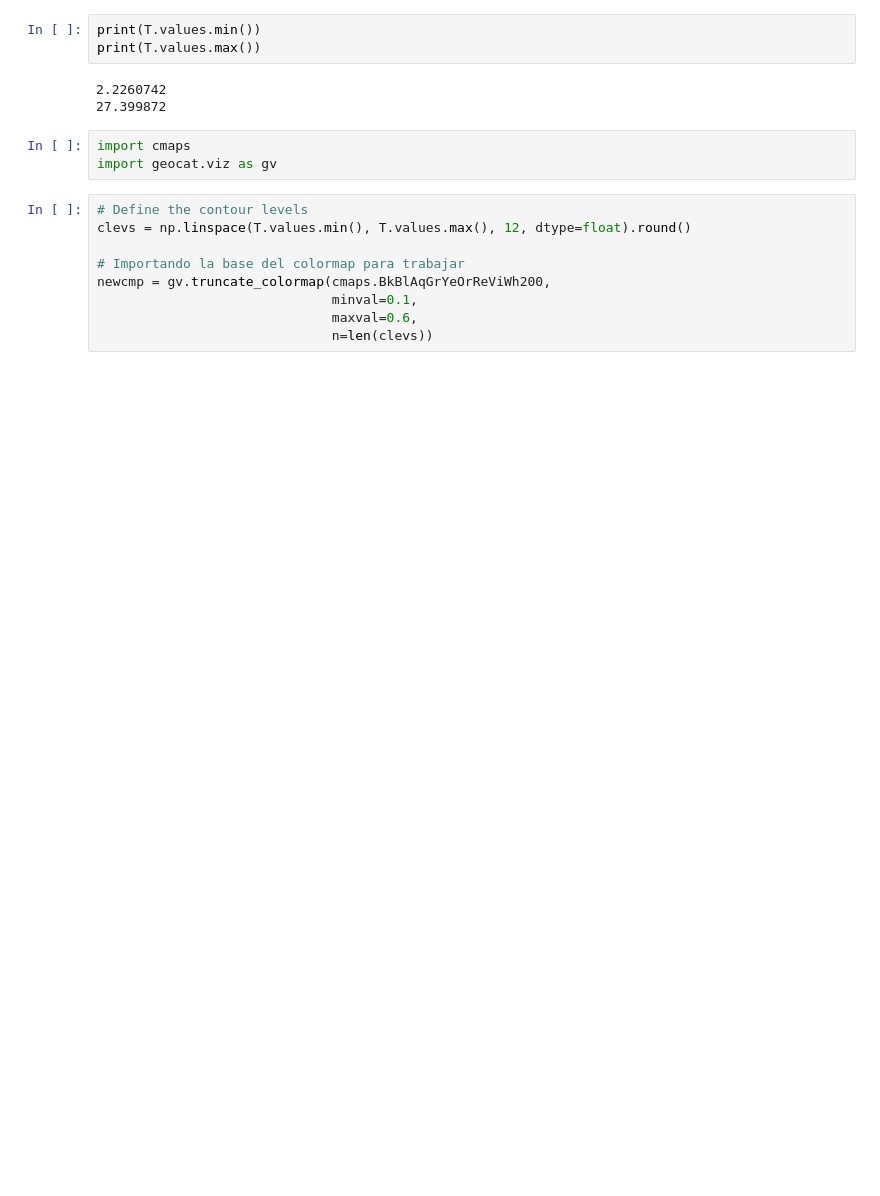
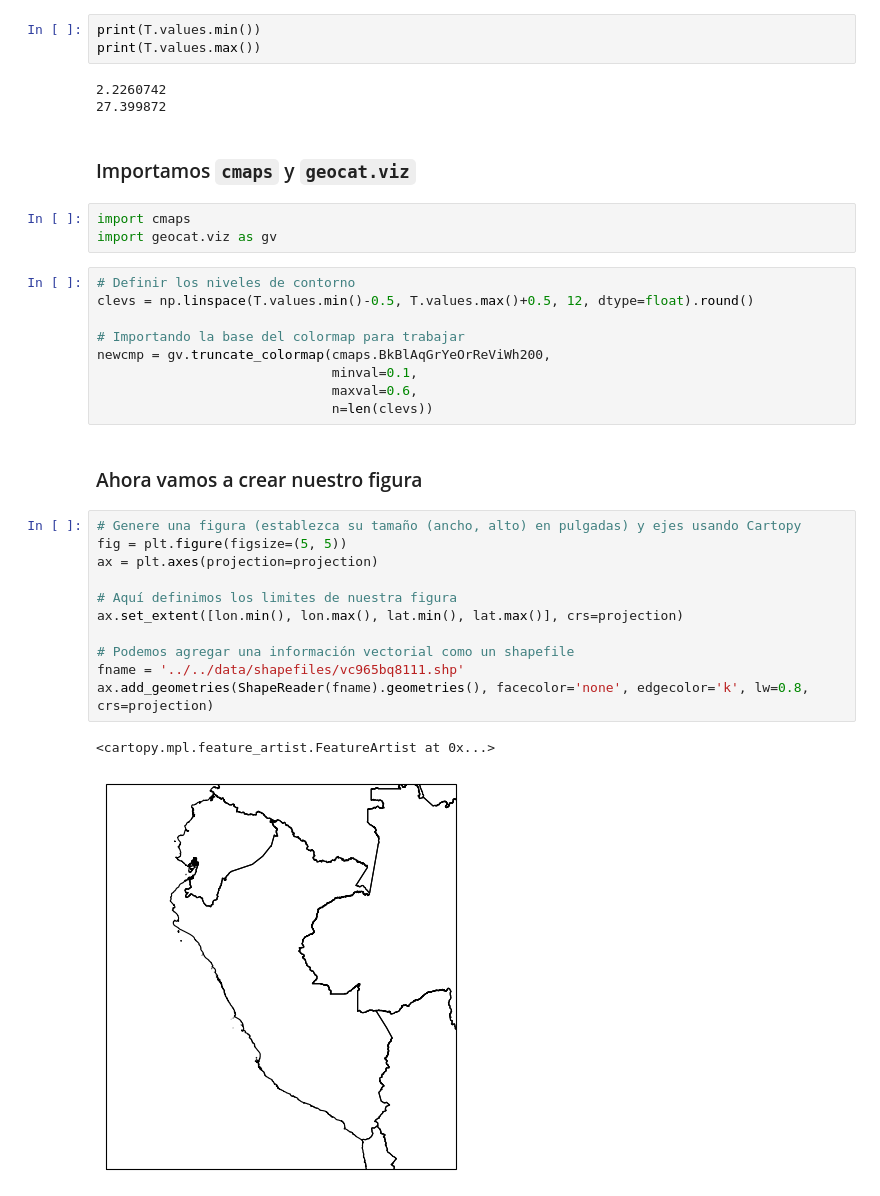
Before and after one commit to cryohydromettools/python_climatologia, a Jupyter notebook: book/dia6/01.Lectura_visualizacion_ERA5.ipynb, the cells around one changed output. Drawn from its saved outputs; the diff is of its cells as text; blank space fills up the shorter version.

```diff
--- a/book/dia6/01.Lectura_visualizacion_ERA5.ipynb
+++ b/book/dia6/01.Lectura_visualizacion_ERA5.ipynb
@@ -49,15 +70,33 @@ print(T.values.max())
 # %% [output]
 2.2260742
 27.399872
+# %% [markdown]
+### Importamos **`cmaps`** y **`geocat.viz`**
 # %%
 import cmaps
 import geocat.viz as gv
 # %%
-# Define the contour levels
-clevs = np.linspace(T.values.min(), T.values.max(), 12, dtype=float).round()
+# Definir los niveles de contorno
+clevs = np.linspace(T.values.min()-0.5, T.values.max()+0.5, 12, dtype=float).round()
 
 # Importando la base del colormap para trabajar
 newcmp = gv.truncate_colormap(cmaps.BkBlAqGrYeOrReViWh200,
                               minval=0.1,
                               maxval=0.6,
                               n=len(clevs))
+# %% [markdown]
+### Ahora vamos a crear nuestro figura
+# %%
+# Genere una figura (establezca su tamaño (ancho, alto) en pulgadas) y ejes usando Cartopy
+fig = plt.figure(figsize=(5, 5))
+ax = plt.axes(projection=projection)
+
+# Aquí definimos los limites de nuestra figura
+ax.set_extent([lon.min(), lon.max(), lat.min(), lat.max()], crs=projection)
+
+# Podemos agregar una información vectorial como un shapefile
+fname = '../../data/shapefiles/vc965bq8111.shp'
+ax.add_geometries(ShapeReader(fname).geometries(), facecolor='none', edgecolor='k', lw=0.8, crs=projection)
+# %% [output]
+<cartopy.mpl.feature_artist.FeatureArtist at 0x...>
+[figure, added]
```
Also changed, not shown: parts of 23 cells of this notebook, 2 other files.
